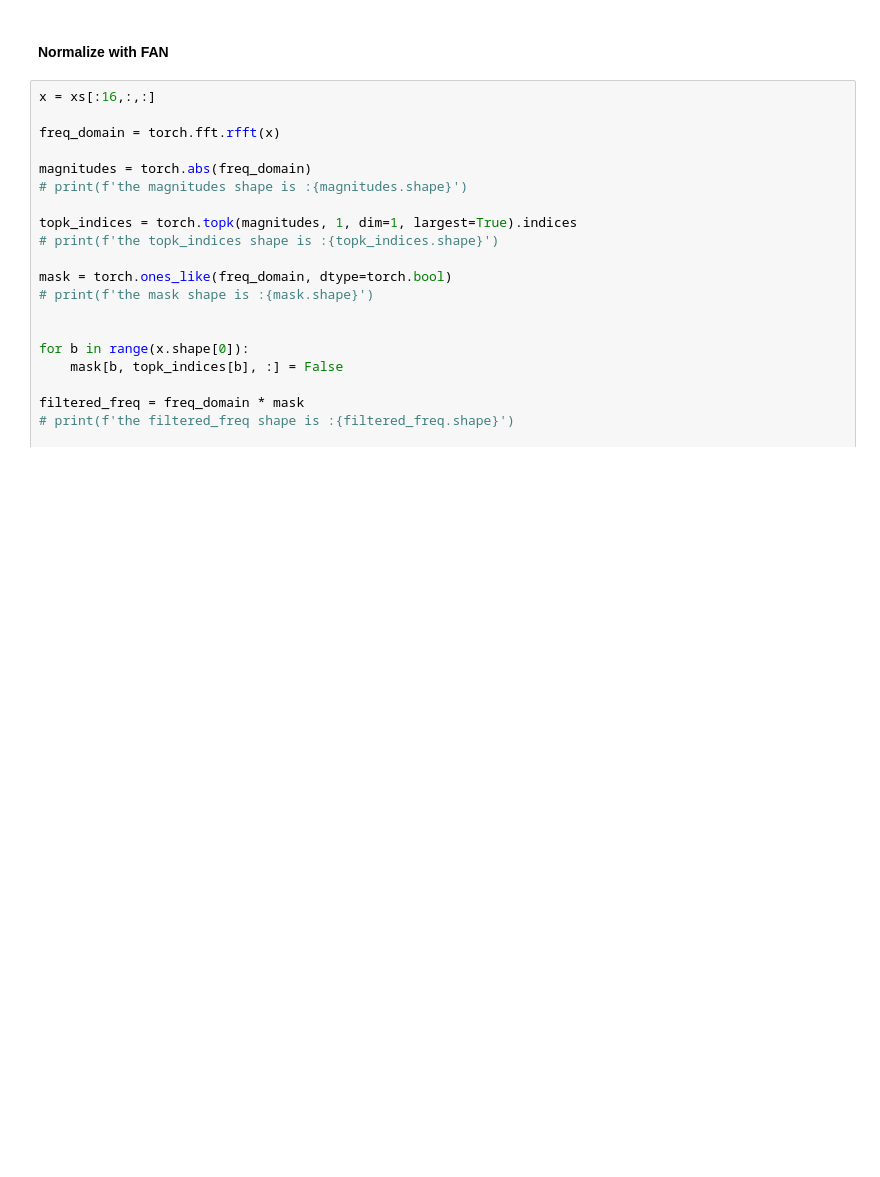
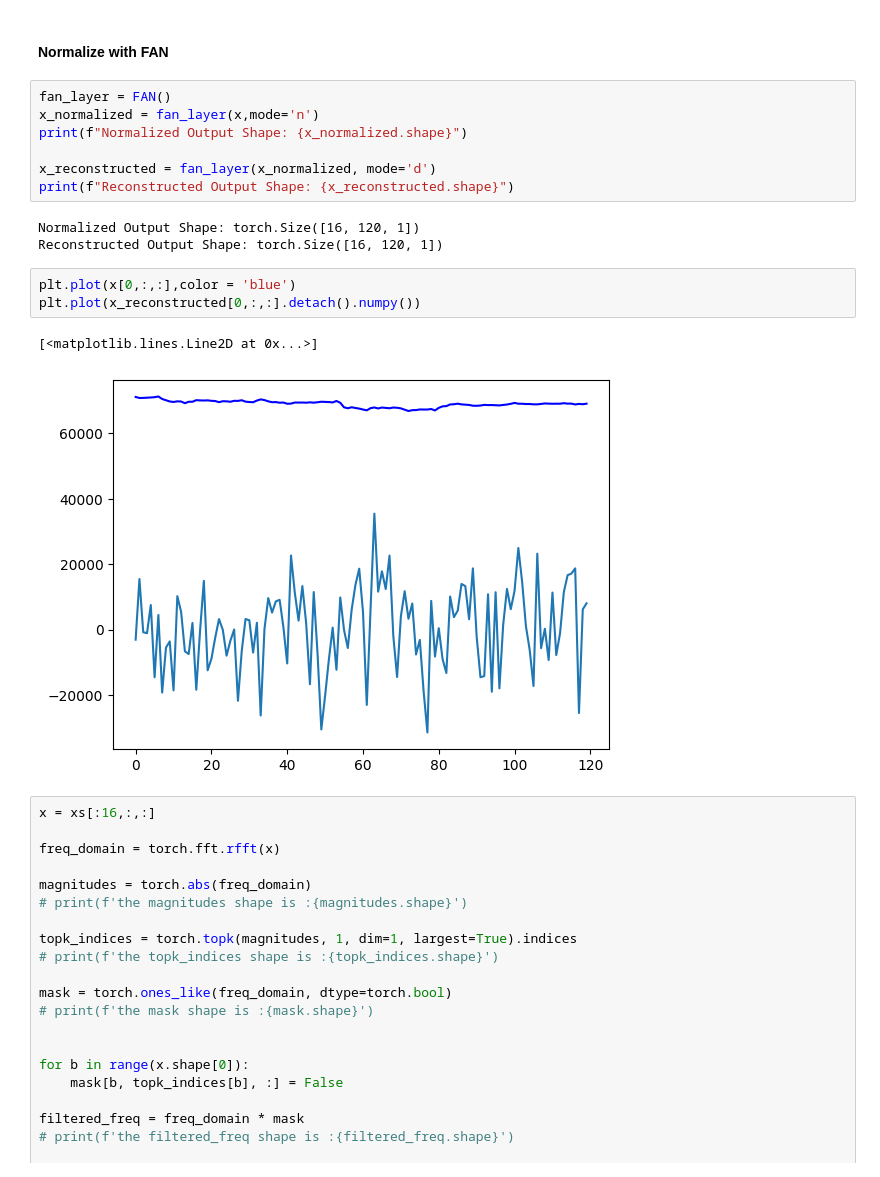
Before and after one commit to ArvinEsfandiari/RevIN-MACD-CNNxLSTM, a Jupyter notebook: src/FAN/fan_v1.ipynb, the cells around one changed output. Drawn from its saved outputs; the diff is of its cells as text; blank space fills up the shorter version.

```diff
--- a/src/FAN/fan_v1.ipynb
+++ b/src/FAN/fan_v1.ipynb
@@ -180,5 +174,21 @@ class MLPfreq(nn.Module):
 # %% [markdown]
 #### Normalize with FAN
+# %%
+fan_layer = FAN()
+x_normalized = fan_layer(x,mode='n')
+print(f"Normalized Output Shape: {x_normalized.shape}")
+
+x_reconstructed = fan_layer(x_normalized, mode='d')
+print(f"Reconstructed Output Shape: {x_reconstructed.shape}")
+# %% [output]
+Normalized Output Shape: torch.Size([16, 120, 1])
+Reconstructed Output Shape: torch.Size([16, 120, 1])
+# %%
+plt.plot(x[0,:,:],color = 'blue')
+plt.plot(x_reconstructed[0,:,:].detach().numpy())
+# %% [output]
+[<matplotlib.lines.Line2D at 0x...>]
+[figure, added]
 # %%
 x = xs[:16,:,:]
 
```
Also changed, not shown: parts of 9 cells of this notebook.
